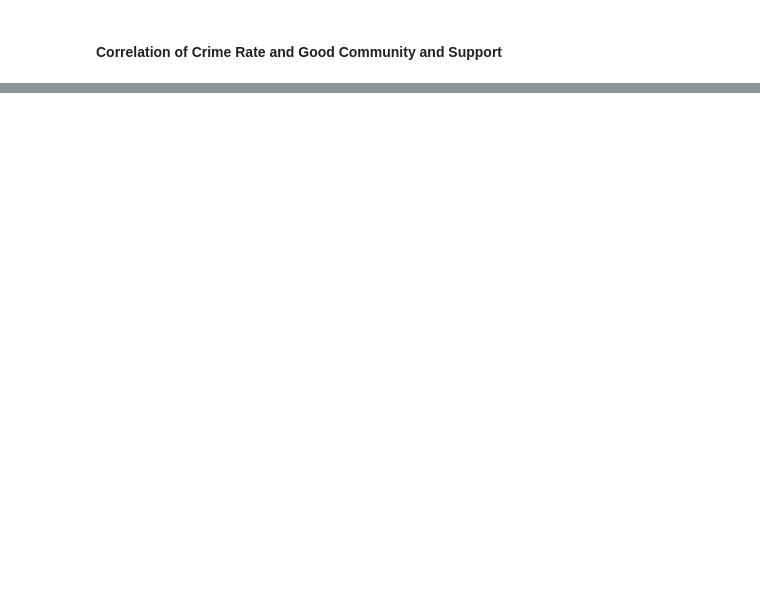
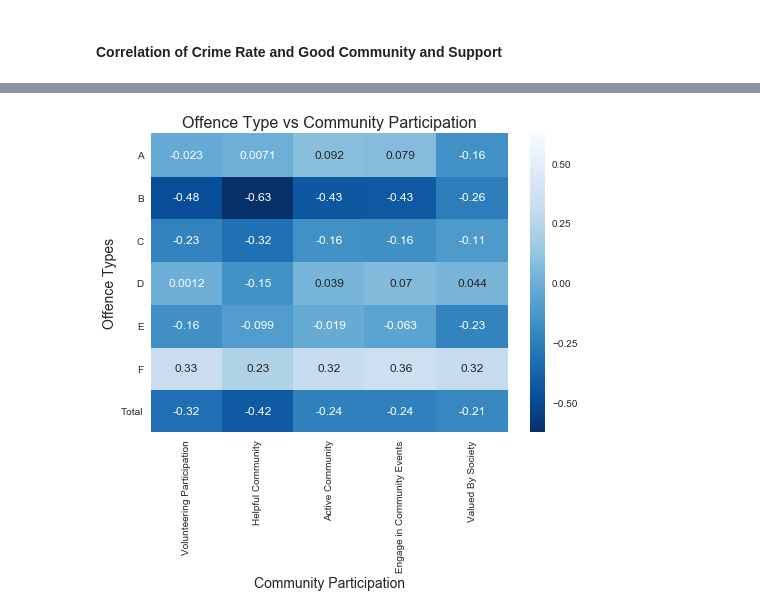
Before and after one commit to maleakhiw/crime-rate-edp, a Jupyter notebook: Data Wrangling and Analysis - maleakhiw.ipynb, the cells around one changed output, grey strips where cells are left out. Saved outputs shown, nothing was run; the diff lists cells and outputs as text; code cells hidden in the pictures; blank space fills up the shorter version.

```diff
--- a/Data Wrangling and Analysis - maleakhiw.ipynb
+++ b/Data Wrangling and Analysis - maleakhiw.ipynb
@@ -219,0 +254,37 @@ The Pearson Correlation between total crime and volunteering participation is -0
+# %%
+# Create a heat map using seaborn
+# Create a dataframe that will be used
+# x axis: volunteering participation, helpful community, active community,
+# engage in community events, valued by society
+# y axis: type a, type b, type c, type d, type e, type f, total crime
+correlation_data = pd.DataFrame()
+y_axis = ["a_total", "b_total", "c_total", "d_total", "e_total", "f_total", "offence_total"]
+x_axis = ["volunteer_rating_percentage", "get_help_by_neighbour_percentage", "active_community_percentage"
+         , "attend_community_event_percentage", "valued_by_society_percentage"]
+
+# Get a series consisting of correlation between a particular column with y_axis
+for x in x_axis:
+    correlation = []
+    average_x = merge_df[x].mean()
+    for y in y_axis:
+        average_y = merge_df[y].mean()
+        # Find correlation between each column and each type of crime
+        correlation.append(pearson_correlation(merge_df[y], merge_df[x], average_y, average_x))
+    correlation_data[x] = correlation
+
+# Set the index to y_axis that will be display as y axis on the heat map
+correlation_data["offence_type"] = y_axis
+correlation_data.set_index("offence_type", inplace=True)
+
+# Create a heatmap based on the result
+sns.heatmap(correlation_data, cmap="Blues_r", annot=True)
+plt.title("Offence Type vs Community Participation", fontsize=16)
+plt.xlabel("Community Participation", fontsize=14)
+plt.ylabel("Offence Types", fontsize=14)
+plt.xticks(np.arange(5) + 0.5, ["Volunteering Participation", "Helpful Community", "Active Community", "Engage in Community Events", "Valued By Society"]
+    )
+plt.yticks(np.arange(7) + 0.5, ["Total", "F", "E", "D", "C", "B", "A"], rotation="horizontal")
+
+plt.show()
+# %% [output]
+[figure, added]
```
Also changed, not shown: parts of 5 cells of this notebook.
